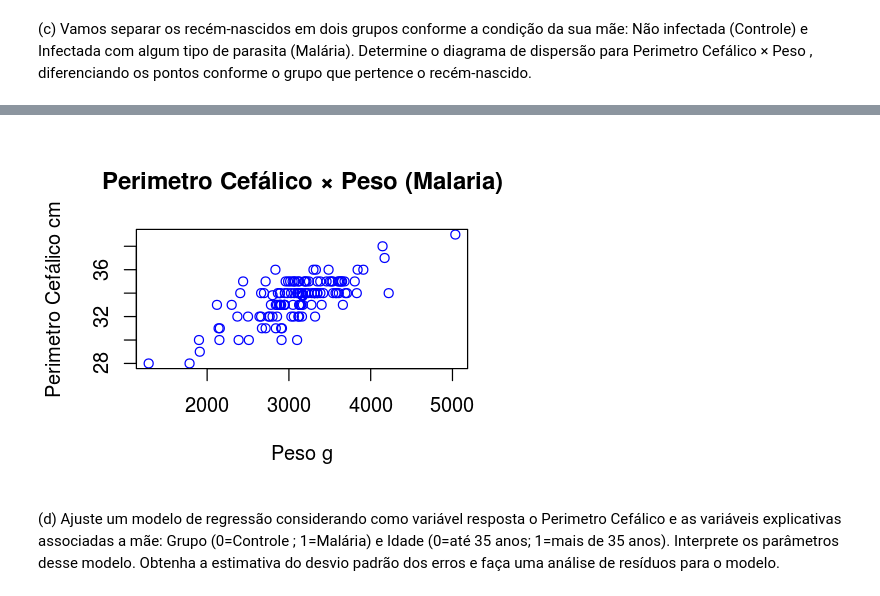
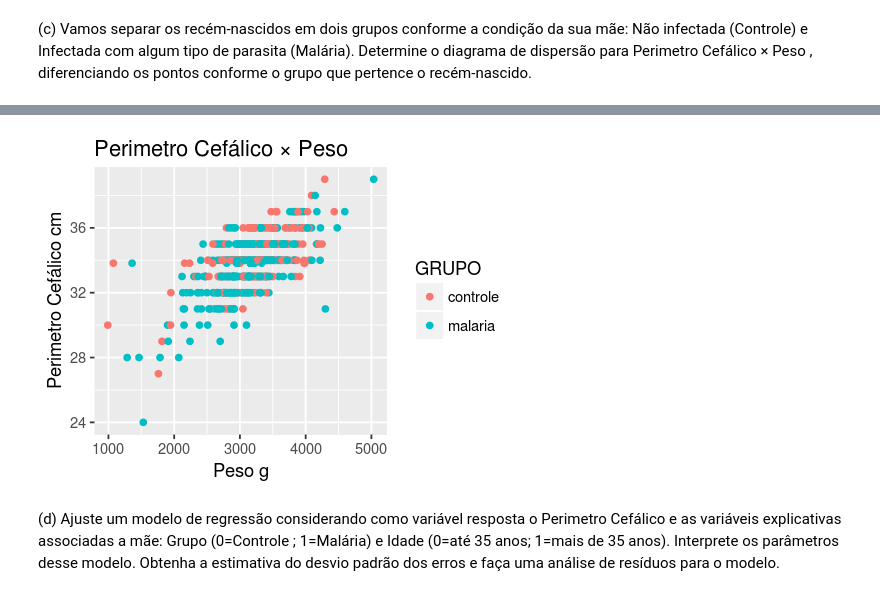
Before and after one commit to SCloves/Lista_3_Descritiva, a Jupyter notebook: Rascunhos.ipynb, the cells around one changed output, grey strips where cells are left out. Cells and saved outputs as stored; diff of their text form; code cells hidden in the pictures.

```diff
--- a/Rascunhos.ipynb
+++ b/Rascunhos.ipynb
@@ -215,10 +198,12 @@ plot(controle$pc ~ controle$peso,
-# %%
-plot(malaria2$pc ~ malaria2$peso,
-        main = 'Perimetro Cefálico × Peso (Malaria)',
-        xlab = 'Peso g', ylab = 'Perimetro Cefálico cm',
-        col = 'blue')
-# %% [output]
-[figure, removed]
+# %%
+# criando as variáveis dummy
+malaria['GRUPO'] <- ifelse(malaria$grupo != 0, 'malaria', 'controle')
+# %%
+ggplot(data = malaria) +
+  geom_point(mapping = aes(x = peso, y = pc, color = GRUPO)) +
+  labs(x = 'Peso g', y = 'Perimetro Cefálico cm', title = 'Perimetro Cefálico × Peso')
+# %% [output]
+[figure, added]
 # %% [markdown]
 (d) Ajuste um modelo de regressão considerando como variável resposta o Perimetro Cefálico e as variáveis explicativas associadas a mãe: Grupo (0=Controle ; 1=Malária) e Idade (0=até 35 anos; 1=mais de 35 anos).
 Interprete os parâmetros desse modelo. Obtenha a estimativa do desvio padrão dos erros e faça uma análise de resı́duos para o modelo.
```
Also changed, not shown: parts of 6 cells of this notebook.
